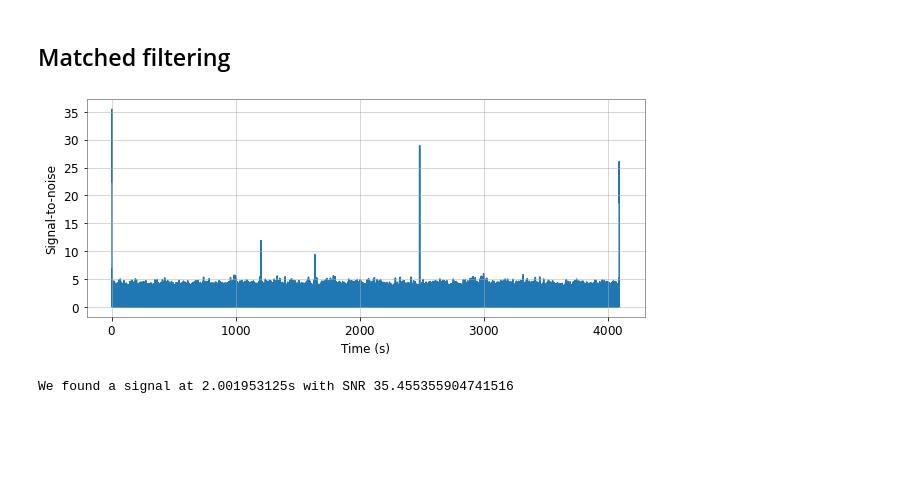
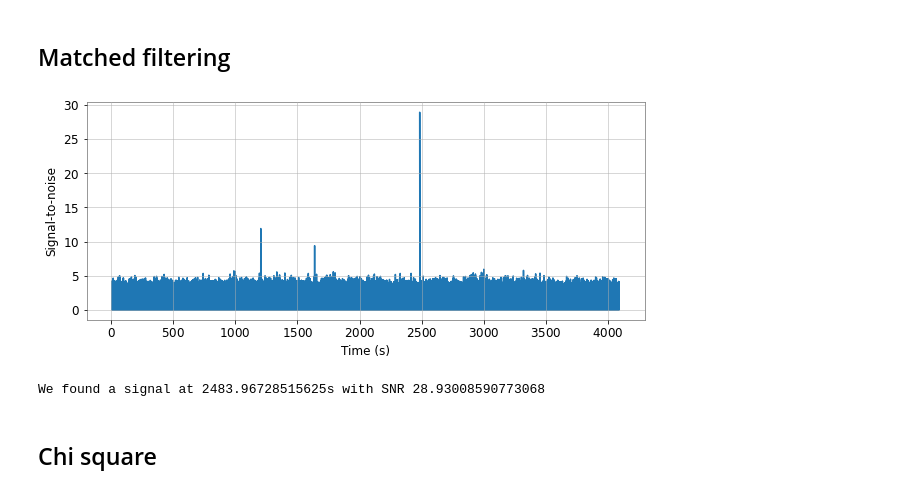
Before and after one commit to SYLau/odw-2022, a Jupyter notebook: Challenge/Data_challenge_3.ipynb, the cells around one changed output. Drawn from its saved outputs; the diff is of its cells as text; code cells hidden in the pictures; blank space fills up the shorter version.

```diff
--- a/Challenge/Data_challenge_3.ipynb
+++ b/Challenge/Data_challenge_3.ipynb
@@ -119,29 +105,31 @@ pylab.show()
 # %%
 from pycbc.filter import matched_filter
 import numpy
 
 # Resize the vector to match our data
 hp.resize(len(conditioned))
 hc.resize(len(conditioned))
 
 template_p = hp.cyclic_time_shift(hp.start_time)
 template_c = hc.cyclic_time_shift(hc.start_time)
 
 snr_p = matched_filter(template_p, conditioned,psd=psd, low_frequency_cutoff=20)
 snr_c = matched_filter(template_c, conditioned,psd=psd, low_frequency_cutoff=20)
-snr = snr_p
+snr = snr_p.crop(5, 4)
 
 pylab.figure(figsize=[10, 4])
 pylab.plot(snr.sample_times, abs(snr))
 pylab.ylabel('Signal-to-noise')
 pylab.xlabel('Time (s)')
 pylab.show()
 
 peak = abs(snr).numpy().argmax()
 snrp = snr[peak]
 time = snr.sample_times[peak]
 
 print("We found a signal at {}s with SNR {}".format(time, abs(snrp)))
 # %% [output]
-[figure, old version]
+[figure, new version]
-We found a signal at 2.001953125s with SNR 35.455355904741516
+We found a signal at 2483.96728515625s with SNR 28.93008590773068
+# %% [markdown]
+## Chi square
```
Also changed, not shown: parts of 11 cells of this notebook.
